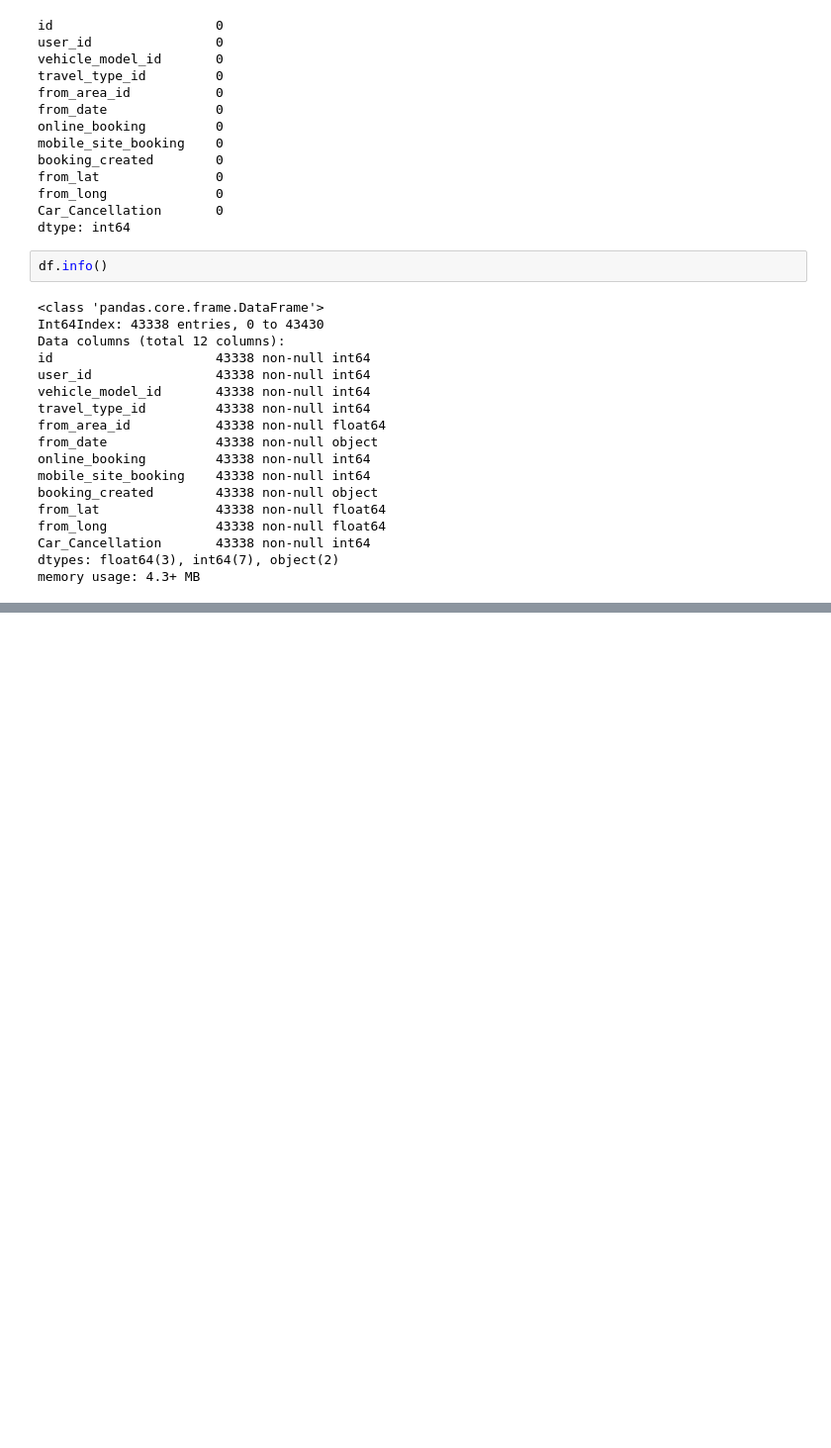
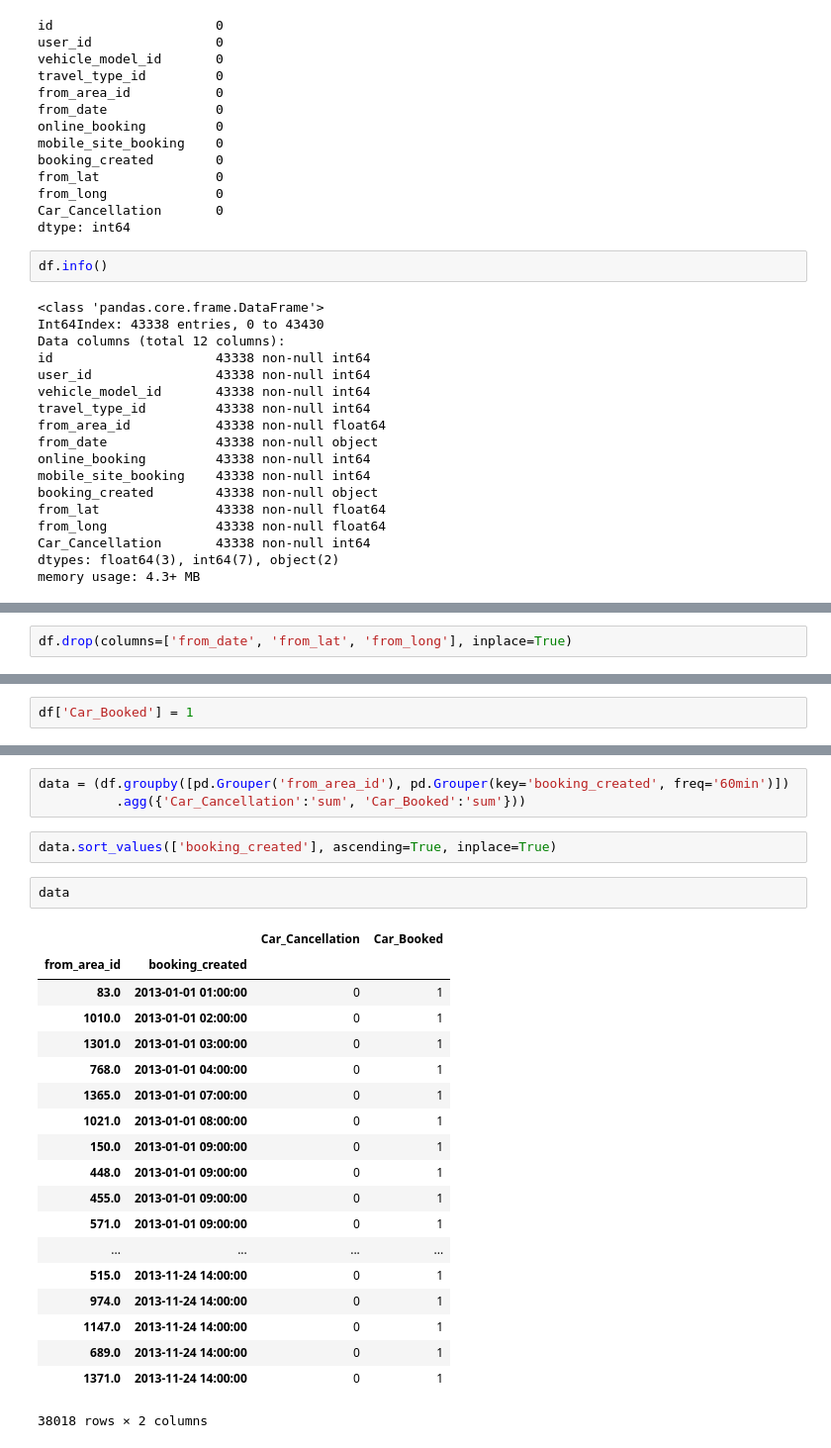
Before and after one commit to sourishsarmah/taxi_booking-prediction, a Jupyter notebook: Taxi Booking Prediction.ipynb, the cells around one changed output, grey strips where cells are left out. Shown at 99% size. Saved outputs shown, nothing was run; the diff lists cells and outputs as text; blank space fills up the shorter version.

Commit message:
Same time range bookings grouped together

```diff
--- a/Taxi Booking Prediction.ipynb
+++ b/Taxi Booking Prediction.ipynb
@@ -168,0 +194,2 @@ memory usage: 4.3+ MB
+# %%
+df.drop(columns=['from_date', 'from_lat', 'from_long'], inplace=True)
@@ -168,0 +205,2 @@ memory usage: 4.3+ MB
+# %%
+df['Car_Booked'] = 1
@@ -168,0 +216,27 @@ memory usage: 4.3+ MB
+# %%
+data = (df.groupby([pd.Grouper('from_area_id'), pd.Grouper(key='booking_created', freq='60min')])
+          .agg({'Car_Cancellation':'sum', 'Car_Booked':'sum'}))
+# %%
+data.sort_values(['booking_created'], ascending=True, inplace=True)
+# %%
+data
+# %% [output]
+|  |  | Car_Cancellation | Car_Booked |
+| from_area_id | booking_created |  |  |
+| 83.0 | 2013-01-01 01:00:00 | 0 | 1 |
+| 1010.0 | 2013-01-01 02:00:00 | 0 | 1 |
+| 1301.0 | 2013-01-01 03:00:00 | 0 | 1 |
+| 768.0 | 2013-01-01 04:00:00 | 0 | 1 |
+| 1365.0 | 2013-01-01 07:00:00 | 0 | 1 |
+| 1021.0 | 2013-01-01 08:00:00 | 0 | 1 |
+| 150.0 | 2013-01-01 09:00:00 | 0 | 1 |
+| 448.0 | 2013-01-01 09:00:00 | 0 | 1 |
+| 455.0 | 2013-01-01 09:00:00 | 0 | 1 |
+| 571.0 | 2013-01-01 09:00:00 | 0 | 1 |
+| ... | ... | ... | ... |
+| 515.0 | 2013-11-24 14:00:00 | 0 | 1 |
+| 974.0 | 2013-11-24 14:00:00 | 0 | 1 |
+| 1147.0 | 2013-11-24 14:00:00 | 0 | 1 |
+| 689.0 | 2013-11-24 14:00:00 | 0 | 1 |
+| 1371.0 | 2013-11-24 14:00:00 | 0 | 1 |
+38018 rows × 2 columns
```
Also changed, not shown: parts of 5 cells of this notebook.
